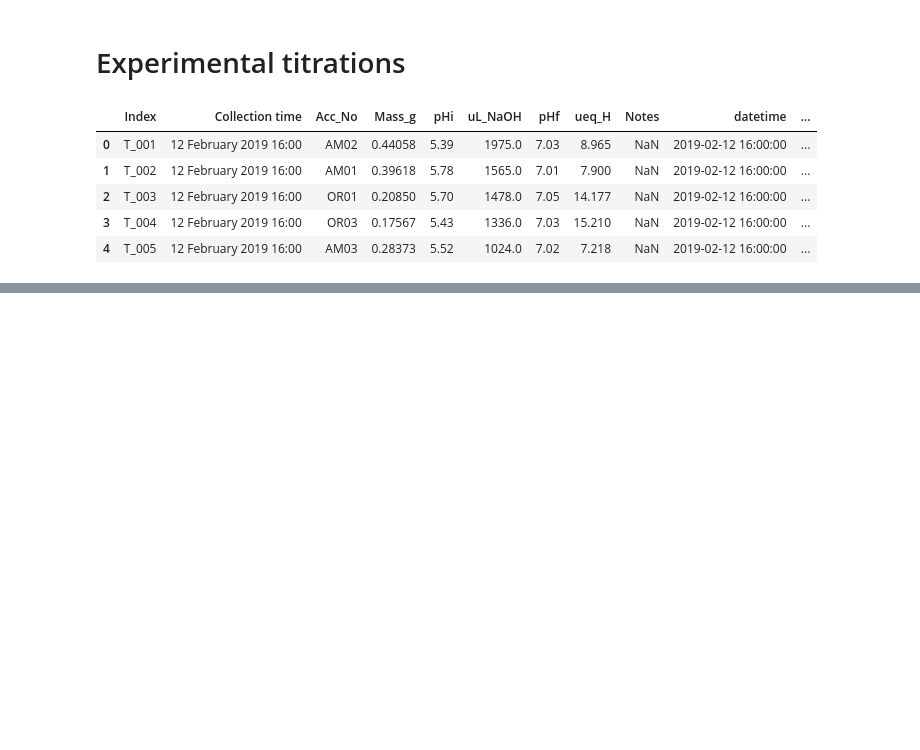
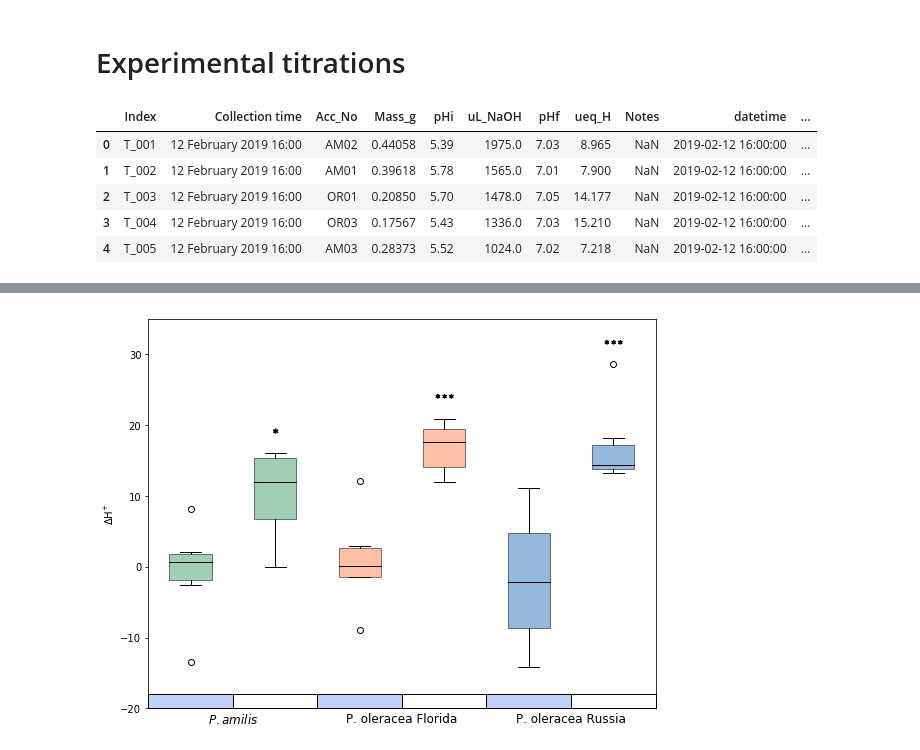
Before and after one commit to isgilman/Portulaca-coexpression, a Jupyter notebook: Notebooks/physiology_analyses.ipynb, the cells around one changed output, grey strips where cells are left out. Cells and saved outputs as stored; diff of their text form; code cells hidden in the pictures; blank space fills up the shorter version.

Commit message:
Test significance of titrations

```diff
--- a/Notebooks/physiology_analyses.ipynb
+++ b/Notebooks/physiology_analyses.ipynb
@@ -23,6 +21,11 @@ def get_plot_height(ax=ax, expansion=1.0):
         if max(line.get_ydata()) > plot_height: plot_height = max(line.get_ydata())
 
     return plot_height*expansion
+# %%
+class Vividict(dict):
+    def __missing__(self, key):
+        value = self[key] = type(self)() # retain local pointer to value
+        return value                     # faster to return than dict lookup
 # %% [markdown]
 ## Test Titrations
 These are indicator samples that we used to determine when each species and genotype switched to CAM.
@@ -240,0 +244,13 @@ plt.tight_layout()
+# %%
+dH_dict = Vividict()
+for acc, group in titrations.groupby("Acc_No"):
+    try:
+        dH_dict[acc]["Genotype"] = acc[:2]
+        dH_dict[acc]["water"] = group.iloc[1]["ueq_H"]-group.iloc[0]["ueq_H"]
+        dH_dict[acc]["drought"] = group.iloc[3]["ueq_H"]-group.iloc[2]["ueq_H"]
+    except IndexError:
+        next
+
+dH = pd.DataFrame(dH_dict).T.reset_index()
+dH.columns = ["Acc_No", "Genotype", "drought", "water"]
+dH.head()
@@ -240,0 +264,53 @@ plt.tight_layout()
+# %%
+fig, ax = plt.subplots(figsize = (8,6))
+
+for i in [0.5, 2.5, 4.5]:
+    ax.add_patch(plt.Rectangle(xy = (i,-20), width = 1 , height = 2,
+                               facecolor='xkcd:blue', alpha=0.25, clip_on=False, linewidth = 1))
+    ax.add_patch(plt.Rectangle(xy = (i,-20), width = 1 , height = 2,
+                               facecolor="none", clip_on=False, edgecolor ="black", linewidth = 1))
+ax.add_patch(plt.Rectangle(xy = (0.5,-20), width = 6 , height = 2,
+                           facecolor="none", clip_on=False, edgecolor ="black", linewidth = 1))
+
+AM_w = dH.loc[dH["Genotype"]=="AM"]["water"]
+AM_d = dH.loc[dH["Genotype"]=="AM"]["drought"]
+OF_w = dH.loc[dH["Genotype"]=="OF"]["water"]
+OF_d = dH.loc[dH["Genotype"]=="OF"]["drought"].dropna()
+OR_w = dH.loc[dH["Genotype"]=="OR"]["water"]
+OR_d = dH.loc[dH["Genotype"]=="OR"]["drought"]
+
+boxplot = ax.boxplot(patch_artist=True, x = [AM_w, AM_d, OF_w, OF_d, OR_w, OR_d])
+
+for i, dist in enumerate([AM_w, AM_d, OF_w, OF_d, OR_w, OR_d]):
+    result = stats.ttest_1samp(a=dist, popmean=0)
+    if result.pvalue < 0.001:
+        marker = "$*$ $*$ $*$"
+        size = 300
+    elif result.pvalue < 0.01:
+        marker = "$*$ $*$"
+        size = 300
+    elif result.pvalue < 0.05:
+        marker = "$*$"
+        size = 50
+    else:
+        marker = ""
+        size = 50
+    ax.scatter(x = i+1, y = max(dist)+3, marker=marker, c="black", s=size)
+
+colors = ["xkcd:greenish", "xkcd:greenish", "xkcd:orangish", "xkcd:orangish", "xkcd:bluish", "xkcd:bluish"]
+for color, box in zip(colors, boxplot["boxes"]):
+    box.set_color(color)
+    box.set_alpha(0.5)
+    box.set_edgecolor("black")
+for median in boxplot['medians']:
+    median.set_color("black")
+
+ax.set_ylim([-20, 35])
+ax.set_xticks([1.5, 3.5, 5.5])
+ax.set_xticklabels(["$P. amilis$", "P. oleracea Florida", "P. oleracea Russia"], size=12)
+ax.tick_params(axis='x', size=0)
+ax.set_ylabel("$\Delta$H$^{+}$")
+plt.tight_layout()
+# plt.savefig("../Figures/deltaH_box.pdf", dpi = 100, transparent=True)
+# %% [output]
+[figure, added]
```
Also changed, not shown: parts of 7 cells of this notebook, 1 other file.
